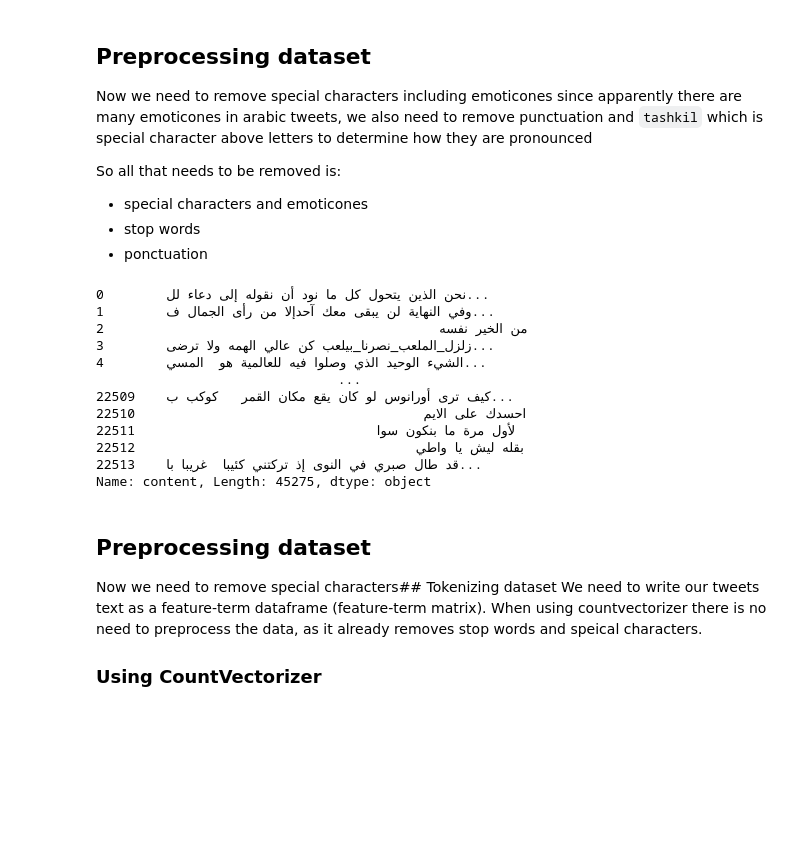
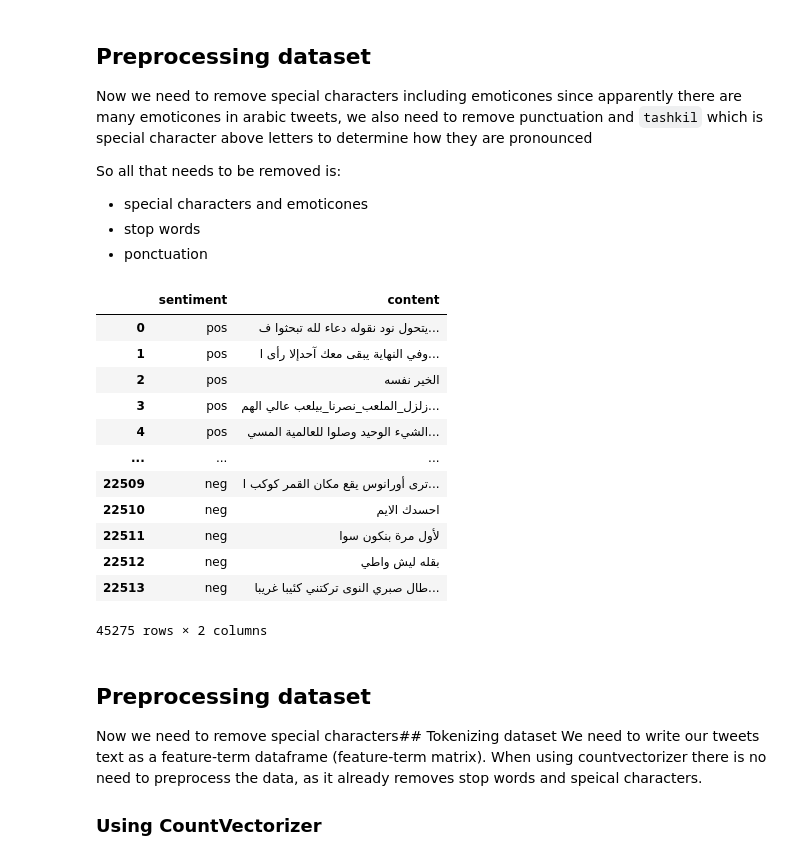
Before and after one commit to fayssalElAnsari/tatia-project, a Jupyter notebook: kaggle_notebook.ipynb, the cells around one changed output. Drawn from its saved outputs; the diff is of its cells as text; code cells hidden in the pictures; blank space fills up the shorter version.

```diff
--- a/kaggle_notebook.ipynb
+++ b/kaggle_notebook.ipynb
@@ -140,23 +140,25 @@ def remove_emojis(text):
 
 def remove_punctuation(text):
     return re.sub(r'[^\w\s]','',text)
-
-X_train.content.apply(remove_stop_words)
-X_train.content.apply(remove_emojis)
-X_train.content.apply(remove_punctuation)
-# %% [output]
-0        نحن الذين يتحول كل ما نود أن نقوله إلى دعاء لل...
-1        وفي النهاية لن يبقى معك آحدإلا من رأى الجمال ف...
-2                                           من الخير نفسه
-3        زلزل_الملعب_نصرنا_بيلعب كن عالي الهمه ولا ترضى...
-4        الشيء الوحيد الذي وصلوا فيه للعالمية هو  المسي...
-                               ...
-22509    كيف ترى أورانوس لو كان يقع مكان القمر   كوكب ب...
-22510                                     احسدك على الايم
-22511                               لأول مرة ما بنكون سوا
-22512                                    بقله ليش يا واطي
-22513    قد طال صبري في النوى إذ تركتني كئيبا  غريبا با...
-Name: content, Length: 45275, dtype: object
+# %%
+X_train.content = X_train.content.apply(remove_stop_words)
+X_train.content = X_train.content.apply(remove_emojis)
+X_train.content = X_train.content.apply(remove_punctuation)
+display(X_train)
+# %% [output]
+|  | sentiment | content |
+| 0 | pos | يتحول نود نقوله دعاء لله تبحثوا ف... |
+| 1 | pos | وفي النهاية يبقى معك آحدإلا رأى ا... |
+| 2 | pos | الخير نفسه |
+| 3 | pos | زلزل_الملعب_نصرنا_بيلعب عالي الهم... |
+| 4 | pos | الشيء الوحيد وصلوا للعالمية المسي... |
+| ... | ... | ... |
+| 22509 | neg | ترى أورانوس يقع مكان القمر كوكب ا... |
+| 22510 | neg | احسدك الايم |
+| 22511 | neg | لأول مرة بنكون سوا |
+| 22512 | neg | بقله ليش واطي |
+| 22513 | neg | طال صبري النوى تركتني كئيبا غريبا... |
+45275 rows × 2 columns
 # %% [markdown]
 ## Preprocessing dataset
 Now we need to remove special characters## Tokenizing dataset
```
Also changed, not shown: parts of 8 cells of this notebook.
